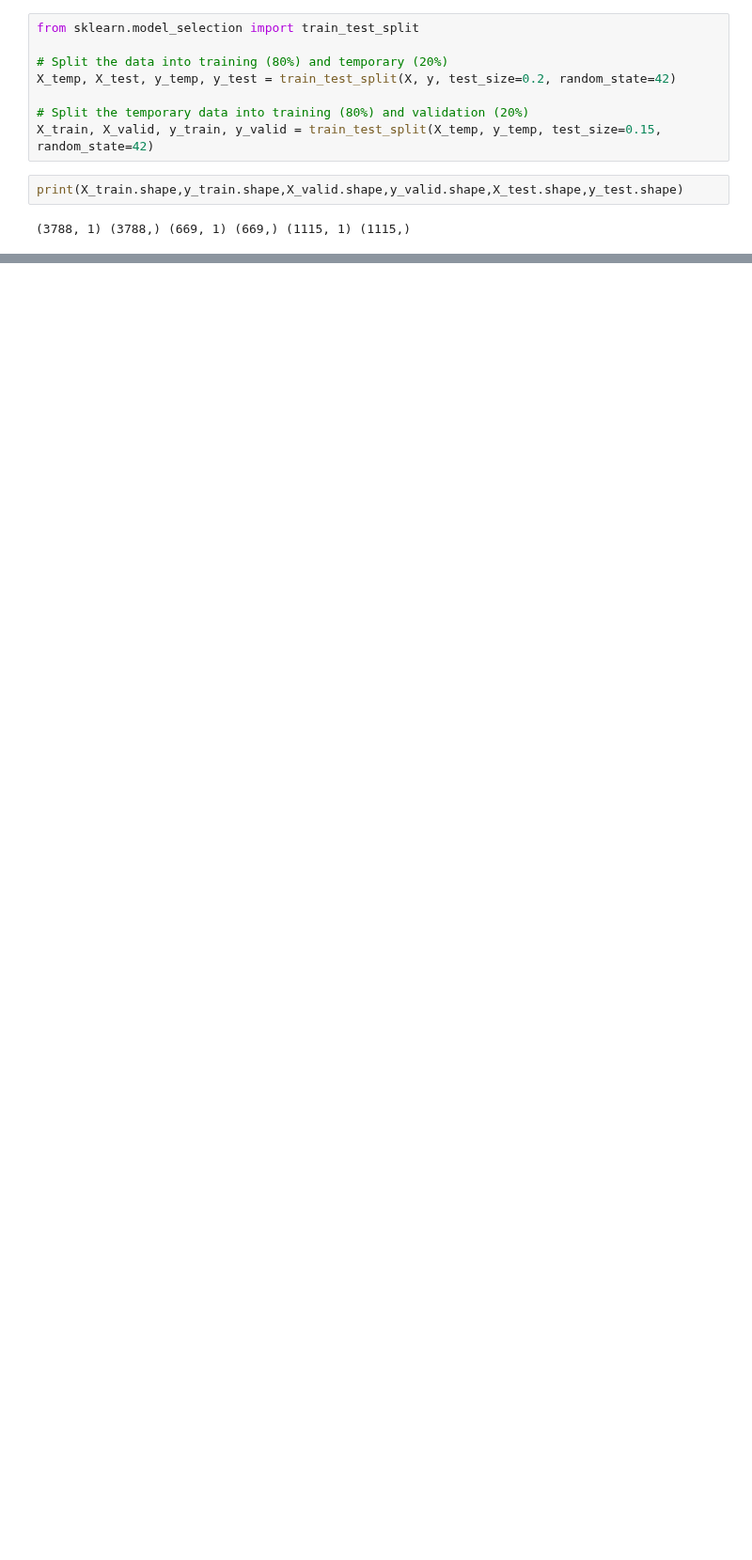
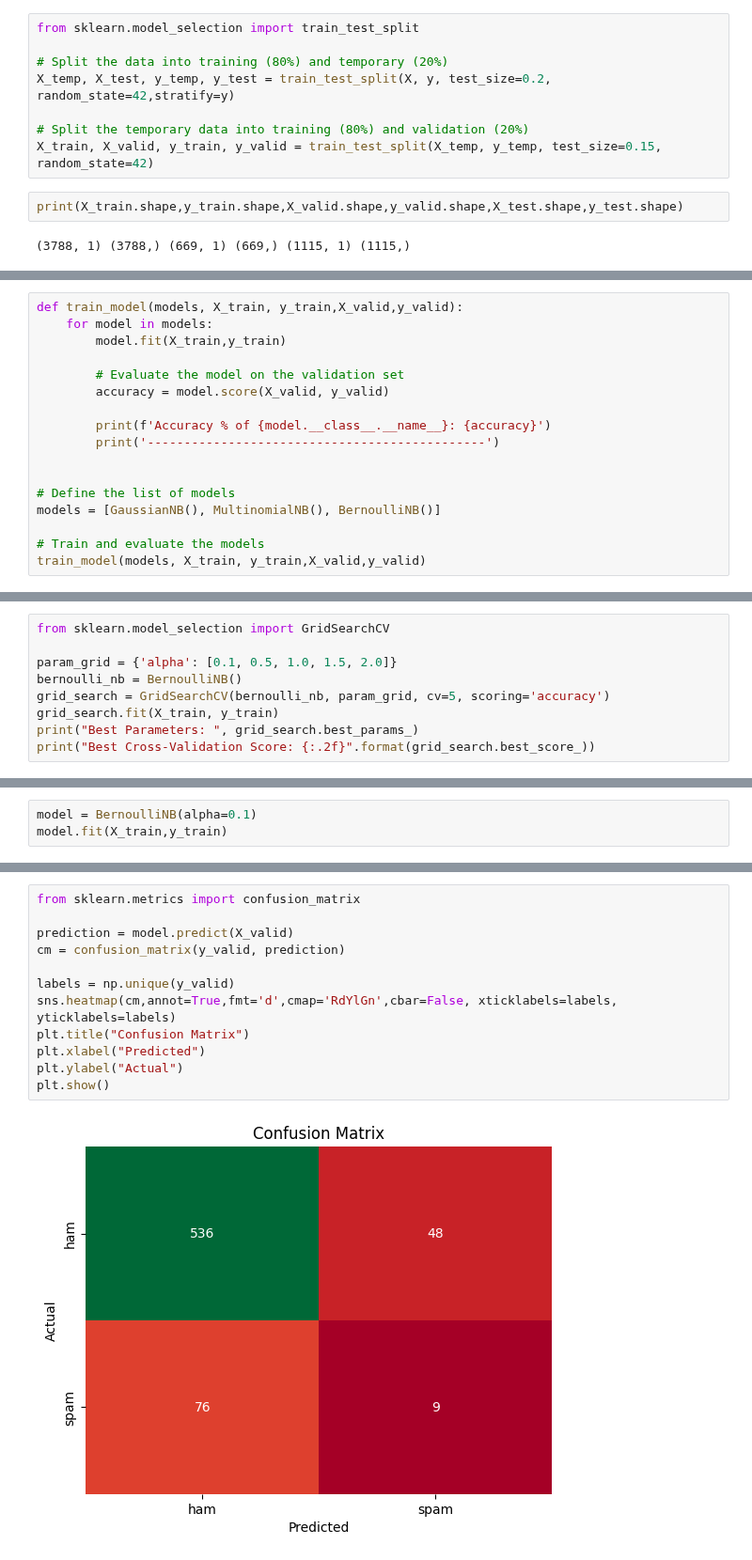
Before and after one commit to JOCRZ/Data-Science-Diploma, a Jupyter notebook: Machine-Learning/NaiveBayes/Project2/book2.ipynb, the cells around one changed output, grey strips where cells are left out. Shown at 94% size. Saved outputs shown, nothing was run; the diff lists cells and outputs as text; blank space fills up the shorter version.

```diff
--- a/Machine-Learning/NaiveBayes/Project2/book2.ipynb
+++ b/Machine-Learning/NaiveBayes/Project2/book2.ipynb
@@ -113,7 +114,7 @@ y = df['Target']
 from sklearn.model_selection import train_test_split
 
 # Split the data into training (80%) and temporary (20%)
-X_temp, X_test, y_temp, y_test = train_test_split(X, y, test_size=0.2, random_state=42)
+X_temp, X_test, y_temp, y_test = train_test_split(X, y, test_size=0.2, random_state=42,stratify=y)
 
 # Split the temporary data into training (80%) and validation (20%)
 X_train, X_valid, y_train, y_valid = train_test_split(X_temp, y_temp, test_size=0.15, random_state=42)
@@ -123,0 +146,17 @@ print(X_train.shape,y_train.shape,X_valid.shape,y_valid.shape,X_test.shape,y_tes
+# %%
+def train_model(models, X_train, y_train,X_valid,y_valid):
+    for model in models:
+        model.fit(X_train,y_train)
+
+        # Evaluate the model on the validation set
+        accuracy = model.score(X_valid, y_valid)
+
+        print(f'Accuracy % of {model.__class__.__name__}: {accuracy}')
+        print('----------------------------------------------')
+
+
+# Define the list of models
+models = [GaussianNB(), MultinomialNB(), BernoulliNB()]
+
+# Train and evaluate the models
+train_model(models, X_train, y_train,X_valid,y_valid)
@@ -123,0 +172,9 @@ print(X_train.shape,y_train.shape,X_valid.shape,y_valid.shape,X_test.shape,y_tes
+# %%
+from sklearn.model_selection import GridSearchCV
+
+param_grid = {'alpha': [0.1, 0.5, 1.0, 1.5, 2.0]}
+bernoulli_nb = BernoulliNB()
+grid_search = GridSearchCV(bernoulli_nb, param_grid, cv=5, scoring='accuracy')
+grid_search.fit(X_train, y_train)
+print("Best Parameters: ", grid_search.best_params_)
+print("Best Cross-Validation Score: {:.2f}".format(grid_search.best_score_))
@@ -123,0 +184,3 @@ print(X_train.shape,y_train.shape,X_valid.shape,y_valid.shape,X_test.shape,y_tes
+# %%
+model = BernoulliNB(alpha=0.1)
+model.fit(X_train,y_train)
@@ -123,0 +189,14 @@ print(X_train.shape,y_train.shape,X_valid.shape,y_valid.shape,X_test.shape,y_tes
+# %%
+from sklearn.metrics import confusion_matrix
+
+prediction = model.predict(X_valid)
+cm = confusion_matrix(y_valid, prediction)
+
+labels = np.unique(y_valid)
+sns.heatmap(cm,annot=True,fmt='d',cmap='RdYlGn',cbar=False, xticklabels=labels, yticklabels=labels)
+plt.title("Confusion Matrix")
+plt.xlabel("Predicted")
+plt.ylabel("Actual")
+plt.show()
+# %% [output]
+[figure, added]
```
Also changed, not shown: parts of 23 cells of this notebook, 1 other file.
